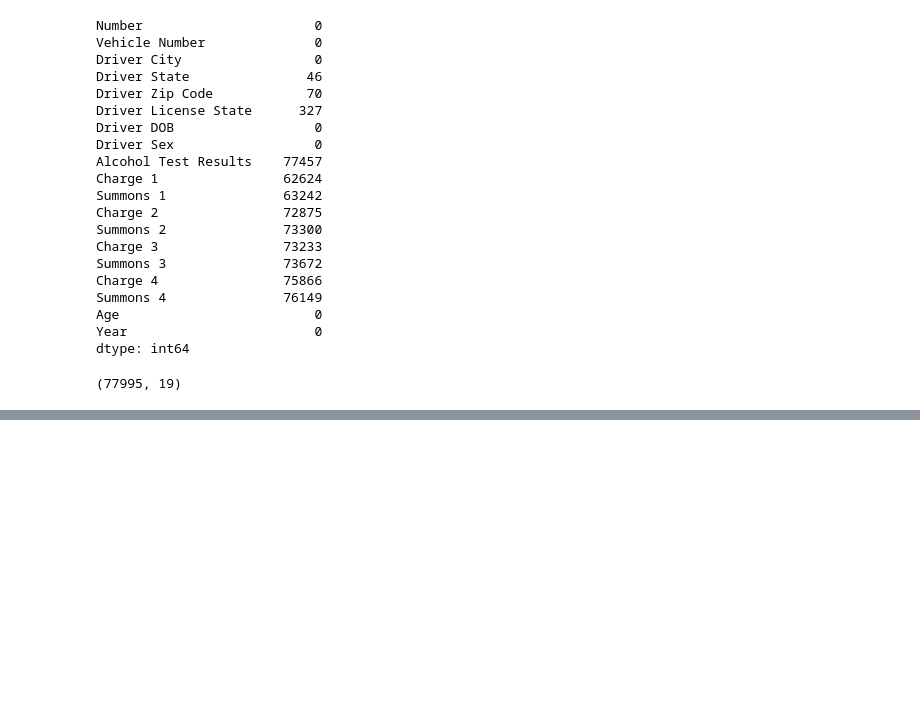
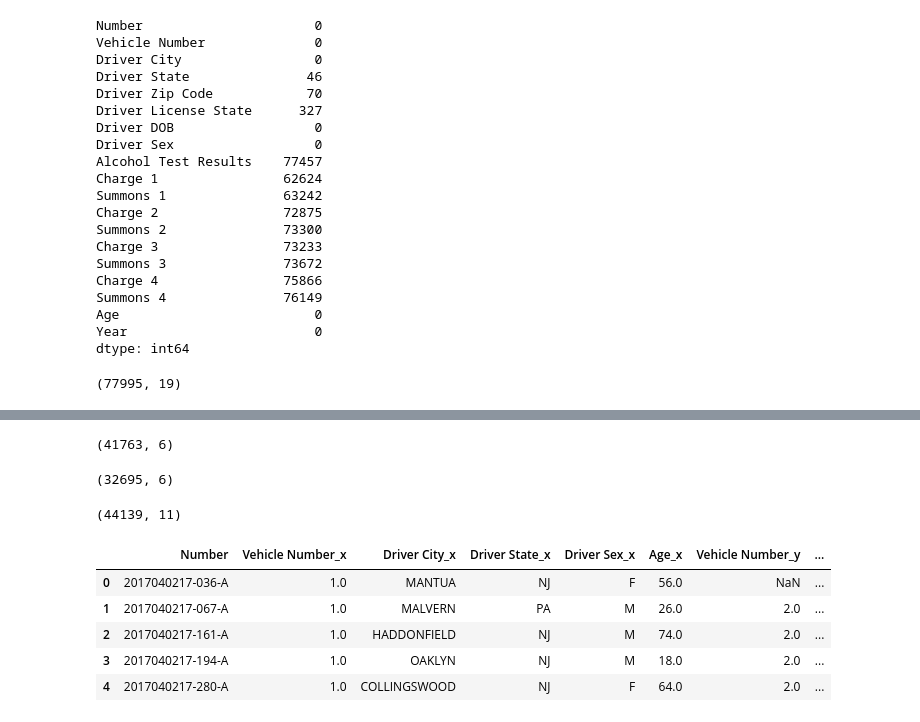
Before and after one commit to nshang88/NJ-Traffic-Research, a Jupyter notebook: NJ_Drivers.ipynb, the cells around one changed output, grey strips where cells are left out. Drawn from its saved outputs; the diff is of its cells as text; code cells hidden in the pictures; blank space fills up the shorter version.

```diff
--- a/NJ_Drivers.ipynb
+++ b/NJ_Drivers.ipynb
@@ -517,0 +547,4 @@ Camden_D.shape
+# %%
+# Alcohol Test and Charges against drivers can be information leaking features
+
+Camden_D=Camden_D[['Number','Vehicle Number','Driver City', 'Driver State', 'Driver Sex','Age']]
@@ -517,0 +560,2 @@ Camden_D.shape
+# %%
+Camden_D1=Camden_D[Camden_D['Vehicle Number']==1]
@@ -517,0 +571,25 @@ Camden_D.shape
+# %%
+Camden_D1.shape
+# %% [output]
+(41763, 6)
+# %%
+Camden_D2=Camden_D[Camden_D['Vehicle Number']==2]
+# %%
+Camden_D2.shape
+# %% [output]
+(32695, 6)
+# %%
+Camden_drivers=Camden_D1.merge(Camden_D2, on='Number', how='outer')
+# %%
+Camden_drivers.shape
+# %% [output]
+(44139, 11)
+# %%
+Camden_drivers.head()
+# %% [output]
+|  | Number | Vehicle Number_x | Driver City_x | Driver State_x | Driver Sex_x | Age_x | Vehicle Number_y | ... |
+| 0 | 2017040217-036-A | 1.0 | MANTUA | NJ | F | 56.0 | NaN | ... |
+| 1 | 2017040217-067-A | 1.0 | MALVERN | PA | M | 26.0 | 2.0 | ... |
+| 2 | 2017040217-161-A | 1.0 | HADDONFIELD | NJ | M | 74.0 | 2.0 | ... |
+| 3 | 2017040217-194-A | 1.0 | OAKLYN | NJ | M | 18.0 | 2.0 | ... |
+| 4 | 2017040217-280-A | 1.0 | COLLINGSWOOD | NJ | F | 64.0 | 2.0 | ... |
```
Also changed, not shown: parts of 20 cells of this notebook.
